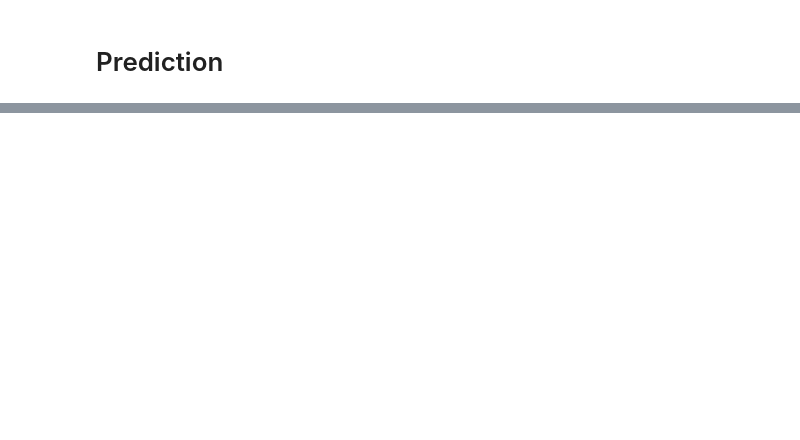
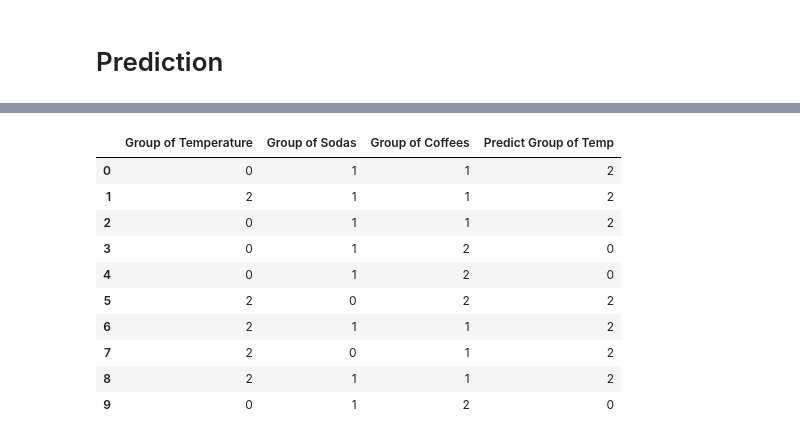
Before and after one commit to MeenTers/KKU_data_mining, a Jupyter notebook: Cafe_Sales_Sodas_and_Coffees.ipynb, the cells around one changed output, grey strips where cells are left out. Saved outputs shown, nothing was run; the diff lists cells and outputs as text; code cells hidden in the pictures; blank space fills up the shorter version.

```diff
--- a/Cafe_Sales_Sodas_and_Coffees.ipynb
+++ b/Cafe_Sales_Sodas_and_Coffees.ipynb
@@ -179,0 +174,15 @@ table_kmean.groupby('Group of Temperature').mean()
+# %%
+table_kmean['Predict Group of Temp'] = skRF.predict(X)
+table_kmean.head(10)
+# %% [output]
+|  | Group of Temperature | Group of Sodas | Group of Coffees | Predict Group of Temp |
+| 0 | 0 | 1 | 1 | 2 |
+| 1 | 2 | 1 | 1 | 2 |
+| 2 | 0 | 1 | 1 | 2 |
+| 3 | 0 | 1 | 2 | 0 |
+| 4 | 0 | 1 | 2 | 0 |
+| 5 | 2 | 0 | 2 | 2 |
+| 6 | 2 | 1 | 1 | 2 |
+| 7 | 2 | 0 | 1 | 2 |
+| 8 | 2 | 1 | 1 | 2 |
+| 9 | 0 | 1 | 2 | 0 |
```
Also changed, not shown: parts of 6 cells of this notebook.
